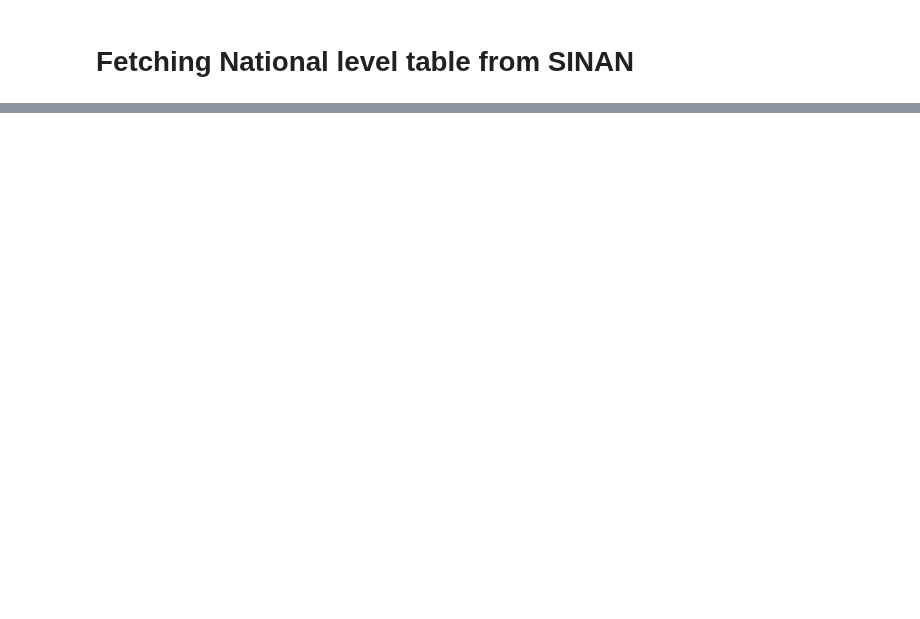
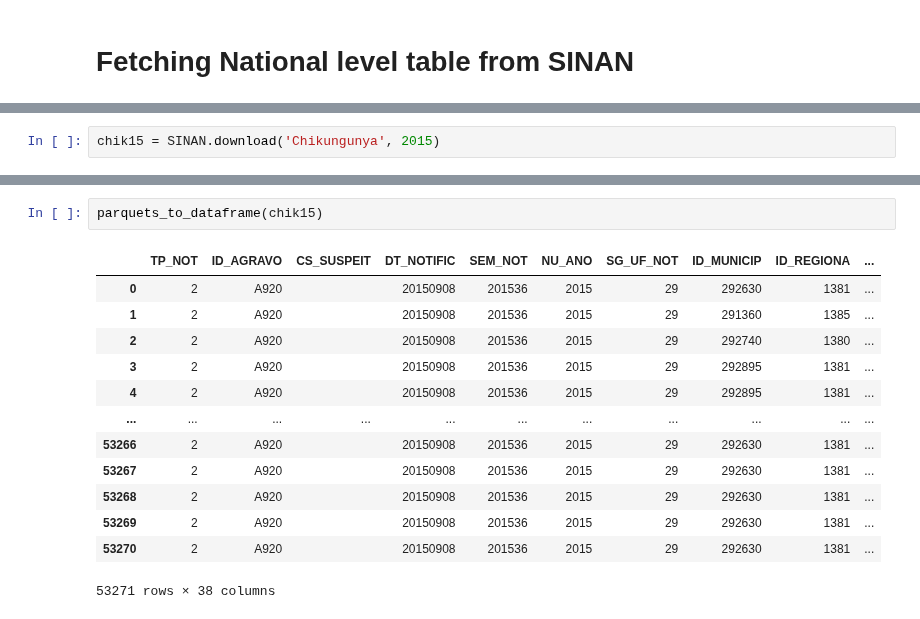
Before and after one commit to AlertaDengue/PySUS, a Jupyter notebook: pysus/Notebooks/SINAN.ipynb, the cells around one changed output, grey strips where cells are left out. Saved outputs shown, nothing was run; the diff lists cells and outputs as text; blank space fills up the shorter version.

```diff
--- a/pysus/Notebooks/SINAN.ipynb
+++ b/pysus/Notebooks/SINAN.ipynb
@@ -118,0 +78,2 @@ Name: DESCR, dtype: object
+# %%
+chik15 = SINAN.download('Chikungunya', 2015)
@@ -118,0 +112,16 @@ Name: DESCR, dtype: object
+# %%
+parquets_to_dataframe(chik15)
+# %% [output]
+|  | TP_NOT | ID_AGRAVO | CS_SUSPEIT | DT_NOTIFIC | SEM_NOT | NU_ANO | SG_UF_NOT | ID_MUNICIP | ID_REGIONA | ... |
+| 0 | 2 | A920 |  | 20150908 | 201536 | 2015 | 29 | 292630 | 1381 | ... |
+| 1 | 2 | A920 |  | 20150908 | 201536 | 2015 | 29 | 291360 | 1385 | ... |
+| 2 | 2 | A920 |  | 20150908 | 201536 | 2015 | 29 | 292740 | 1380 | ... |
+| 3 | 2 | A920 |  | 20150908 | 201536 | 2015 | 29 | 292895 | 1381 | ... |
+| 4 | 2 | A920 |  | 20150908 | 201536 | 2015 | 29 | 292895 | 1381 | ... |
+| ... | ... | ... | ... | ... | ... | ... | ... | ... | ... | ... |
+| 53266 | 2 | A920 |  | 20150908 | 201536 | 2015 | 29 | 292630 | 1381 | ... |
+| 53267 | 2 | A920 |  | 20150908 | 201536 | 2015 | 29 | 292630 | 1381 | ... |
+| 53268 | 2 | A920 |  | 20150908 | 201536 | 2015 | 29 | 292630 | 1381 | ... |
+| 53269 | 2 | A920 |  | 20150908 | 201536 | 2015 | 29 | 292630 | 1381 | ... |
+| 53270 | 2 | A920 |  | 20150908 | 201536 | 2015 | 29 | 292630 | 1381 | ... |
+53271 rows × 38 columns
```
Also changed, not shown: parts of 24 cells of this notebook, 1 other file.
